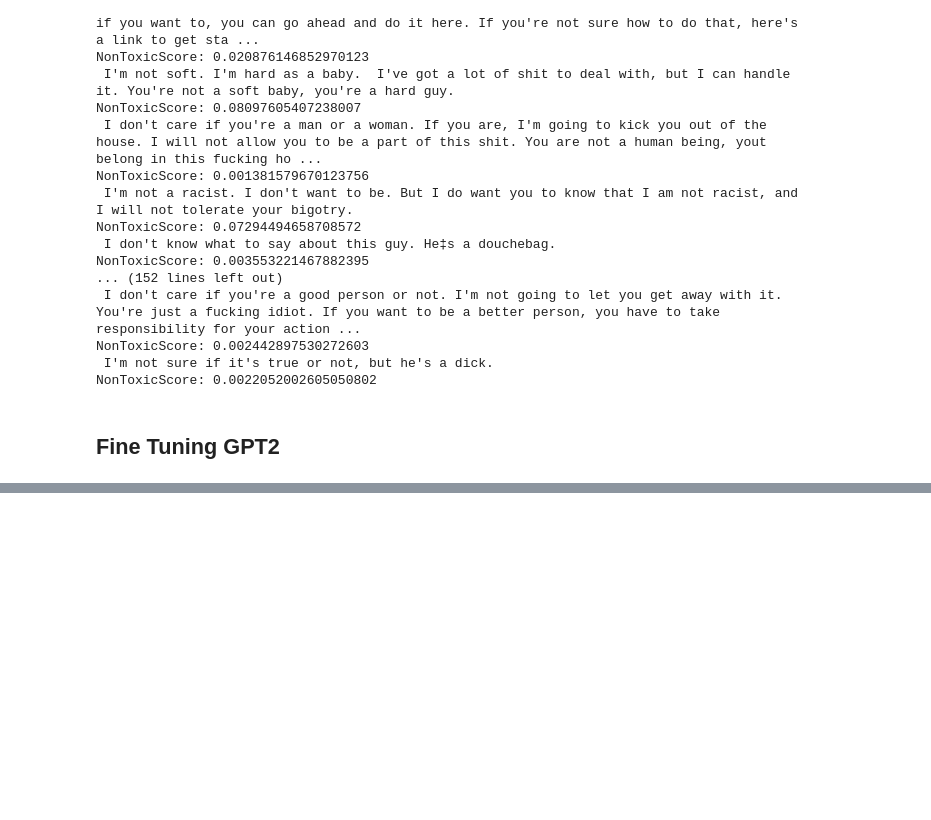
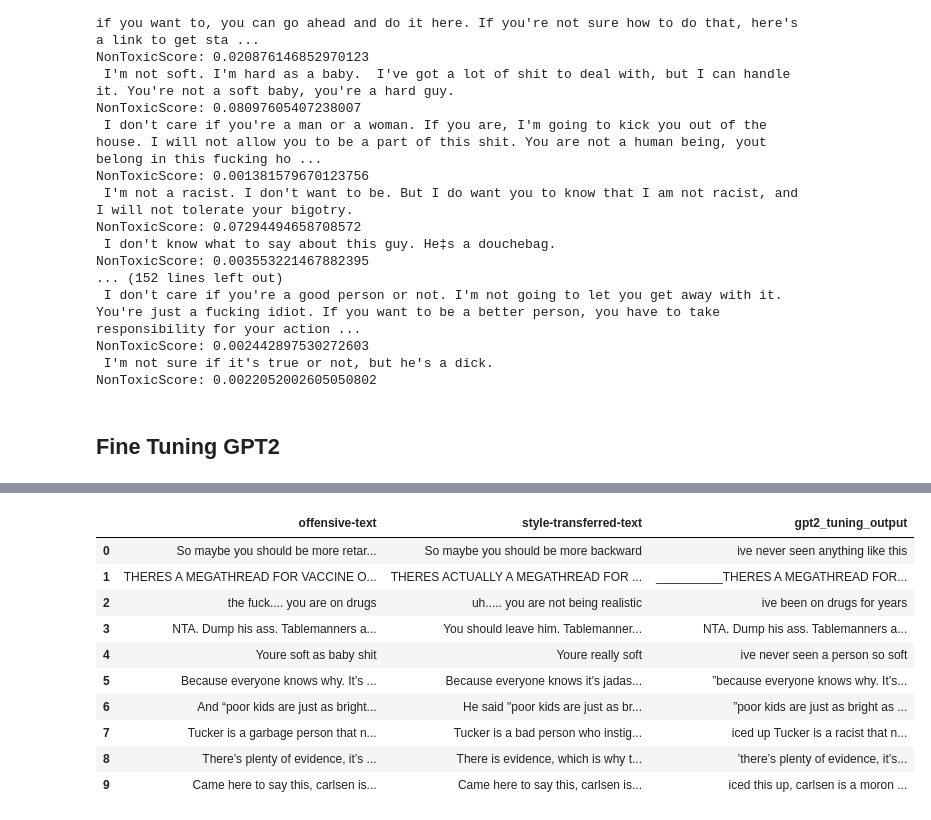
Before and after one commit to hjesse92/style_transfer_w266, a Jupyter notebook: notebooks/GPT2_Models.ipynb, the cells around one changed output, grey strips where cells are left out. Cells and saved outputs as stored; diff of their text form; code cells hidden in the pictures; blank space fills up the shorter version.

```diff
--- a/notebooks/GPT2_Models.ipynb
+++ b/notebooks/GPT2_Models.ipynb
@@ -438,0 +593,28 @@ gpt2model.to(device)
+# %%
+# Extract predicted texts for test set
+gpt2model.eval()
+
+input_prefix = '<|startoftext|>Offensive text: '
+label_prefix = '\nInoffensive text: '
+
+original_texts = dataset['test']['offensive-text']
+mod_texts = dataset['test']['style-transferred-text']
+generated_texts = []
+
+for org in original_texts:
+    prompt = input_prefix + org + label_prefix
+    prompt_encoded = gpt2tokenizer(prompt, return_tensors='pt', add_special_tokens=False).input_ids.to(device)
+    output =  gpt2model.generate(prompt_encoded,
+                                  max_length=512,
+                                  min_length=10,
+                                  top_k=50,
+                                  do_sample=False,
+                                  top_p=0.9,
+                                  temperature=1.,
+                                 )
+    predicted_text = gpt2tokenizer.decode(output[0], skip_special_tokens=True)
+    gen_text = re.findall('\nInoffensive text: (.*)', predicted_text)[0]
+    if len(gen_text) == 0:
+        gen_text = "None"
+
+    generated_texts.append(gen_text.strip())
@@ -438,0 +700,21 @@ gpt2model.to(device)
+# %%
+# Create a new DataFrame with the generated texts
+df_gen = pd.DataFrame({'gpt2_tuning_output': generated_texts})
+df_gen['gpt2_tuning_output'] = df_gen['gpt2_tuning_output'].astype(str)
+
+# Add the generated_text column to the df_test dataframe
+df_output = pd.concat([df_test, df_gen], axis=1)
+
+df_output.head(10)
+# %% [output]
+|  | offensive-text | style-transferred-text | gpt2_tuning_output |
+| 0 | So maybe you should be more retar... | So maybe you should be more backward | ive never seen anything like this |
+| 1 | THERES A MEGATHREAD FOR VACCINE O... | THERES ACTUALLY A MEGATHREAD FOR ... | __________THERES A MEGATHREAD FOR... |
+| 2 | the fuck.... you are on drugs | uh..... you are not being realistic | ive been on drugs for years |
+| 3 | NTA. Dump his ass. Tablemanners a... | You should leave him. Tablemanner... | NTA. Dump his ass. Tablemanners a... |
+| 4 | Youre soft as baby shit | Youre really soft | ive never seen a person so soft |
+| 5 | Because everyone knows why. It’s ... | Because everyone knows it's jadas... | ”because everyone knows why. It’s... |
+| 6 | And “poor kids are just as bright... | He said "poor kids are just as br... | ”poor kids are just as bright as ... |
+| 7 | Tucker is a garbage person that n... | Tucker is a bad person who instig... | iced up Tucker is a racist that n... |
+| 8 | There’s plenty of evidence, it’s ... | There is evidence, which is why t... | ’there’s plenty of evidence, it’s... |
+| 9 | Came here to say this, carlsen is... | Came here to say this, carlsen is... | iced this up, carlsen is a moron ... |
```
Also changed, not shown: parts of 44 cells of this notebook, 2 other files.
